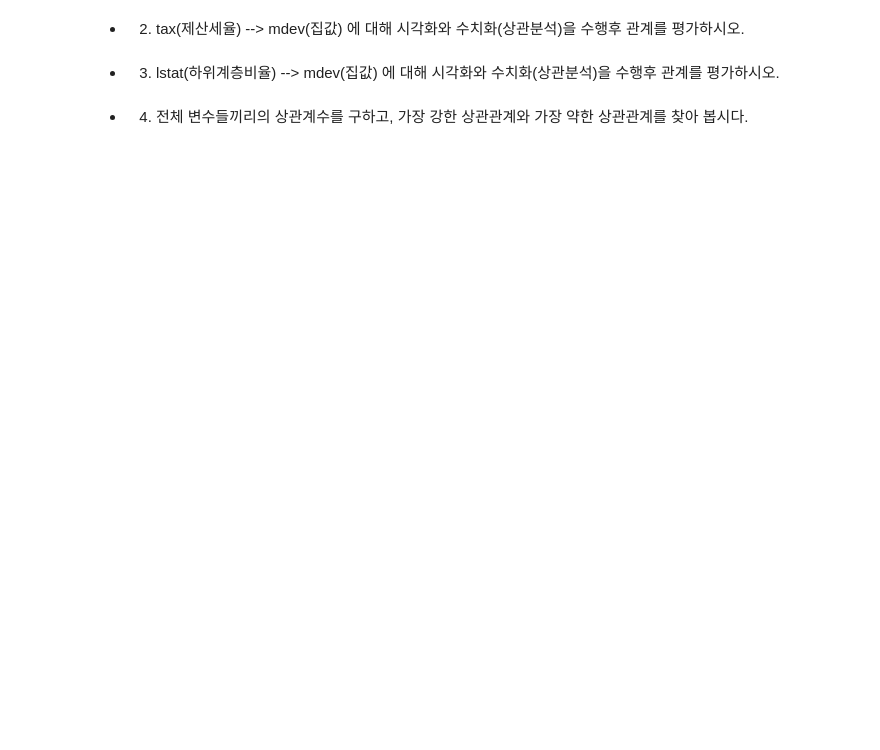
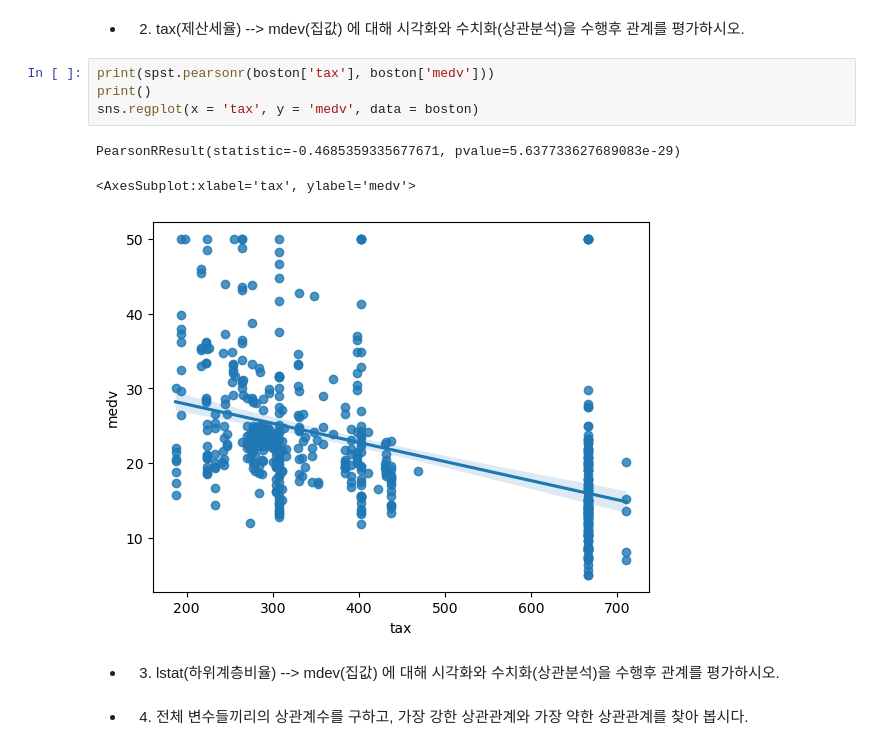
Before and after one commit to Hyunggul/Numpy-Pandas, a Jupyter notebook: 09 - 이변량_숫자 vs 숫자.ipynb, the cells around one changed output. Saved outputs shown, nothing was run; the diff lists cells and outputs as text; blank space fills up the shorter version.

```diff
--- a/09 - 이변량_숫자 vs 숫자.ipynb
+++ b/09 - 이변량_숫자 vs 숫자.ipynb
@@ -206,5 +283,13 @@ boston.head()
 # %% [markdown]
 * 2) tax(제산세율) --> mdev(집값) 에 대해 시각화와 수치화(상관분석)을 수행후 관계를 평가하시오.
+# %%
+print(spst.pearsonr(boston['tax'], boston['medv']))
+print()
+sns.regplot(x = 'tax', y = 'medv', data = boston)
+# %% [output]
+PearsonRResult(statistic=-0.4685359335677671, pvalue=5.637733627689083e-29)
+<AxesSubplot:xlabel='tax', ylabel='medv'>
+[figure, added]
 # %% [markdown]
 * 3) lstat(하위계층비율) --> mdev(집값) 에 대해 시각화와 수치화(상관분석)을 수행후 관계를 평가하시오.
 # %% [markdown]
```
Also changed, not shown: parts of 22 cells of this notebook.
